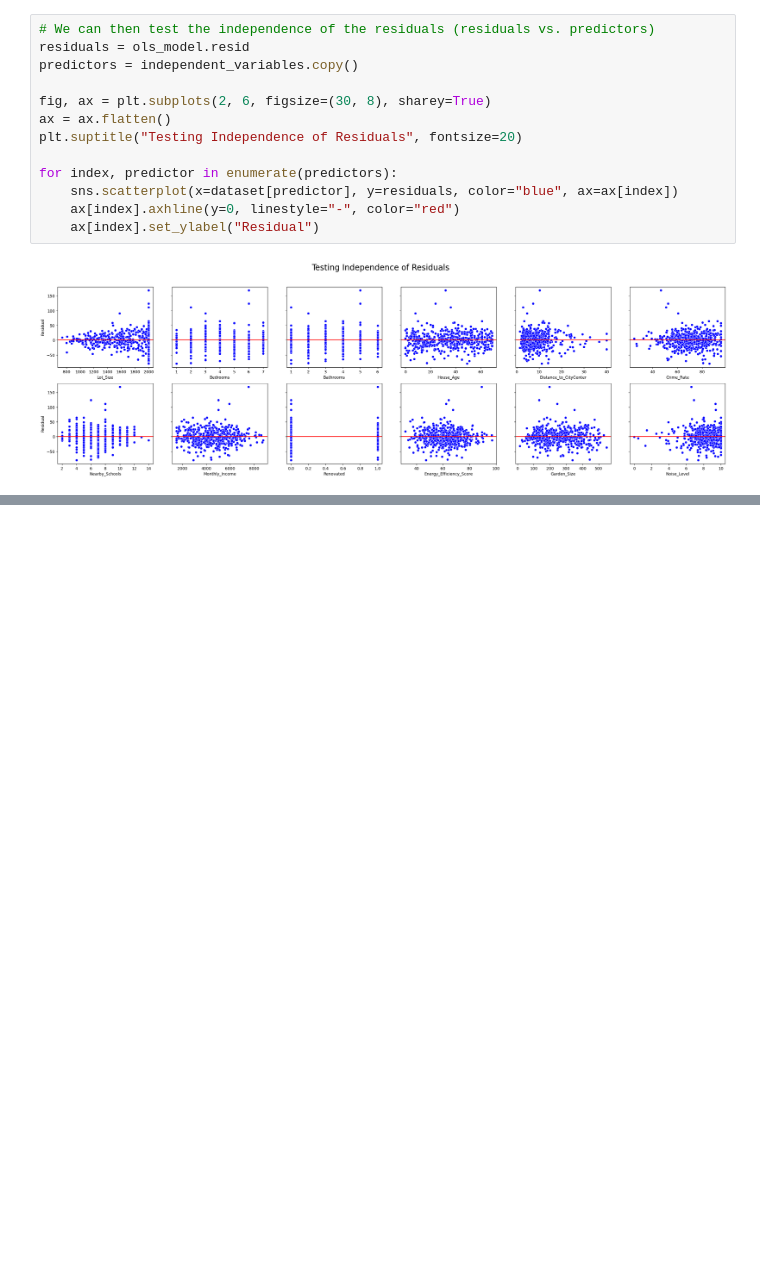
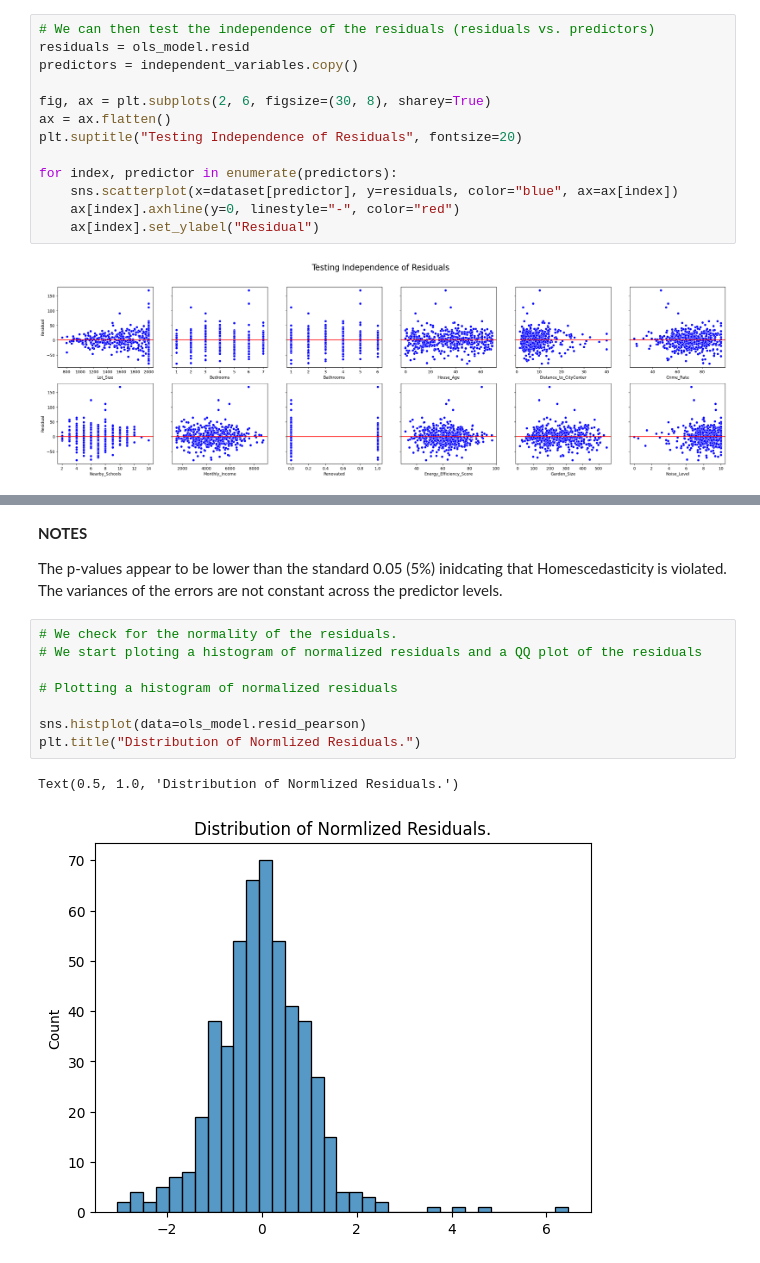
Before and after one commit to mut-rogers/Machine-Learning, a Jupyter notebook: Linear Regression/week_2_MLR_House_Price_Project/solution.ipynb, the cells around one changed output, grey strips where cells are left out. Cells and saved outputs as stored; diff of their text form; blank space fills up the shorter version.

```diff
--- a/Linear Regression/week_2_MLR_House_Price_Project/solution.ipynb
+++ b/Linear Regression/week_2_MLR_House_Price_Project/solution.ipynb
@@ -279,0 +307,15 @@ for index, predictor in enumerate(predictors):
+# %% [markdown]
+**NOTES**
+
+The p-values appear to be lower than the standard 0.05 (5%) inidcating that Homescedasticity is violated. The variances of the errors are not constant across the predictor levels.
+# %%
+# We check for the normality of the residuals.
+# We start ploting a histogram of normalized residuals and a QQ plot of the residuals
+
+# Plotting a histogram of normalized residuals
+
+sns.histplot(data=ols_model.resid_pearson)
+plt.title("Distribution of Normlized Residuals.")
+# %% [output]
+Text(0.5, 1.0, 'Distribution of Normlized Residuals.')
+[figure, added]
```
Also changed, not shown: parts of 7 cells of this notebook, 3 other files.
